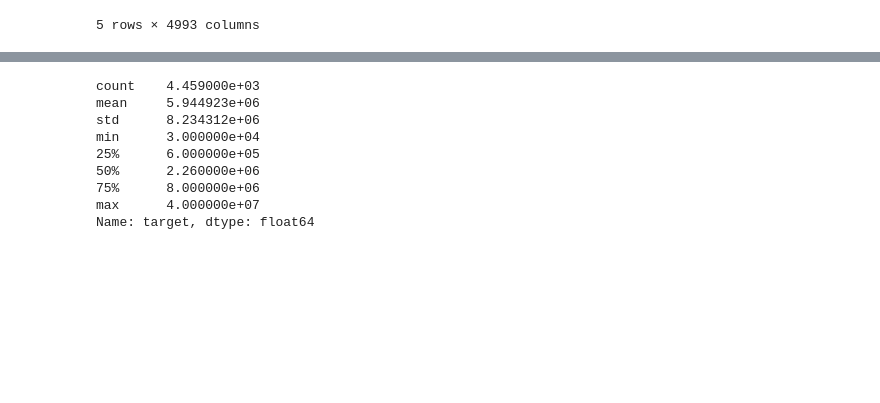
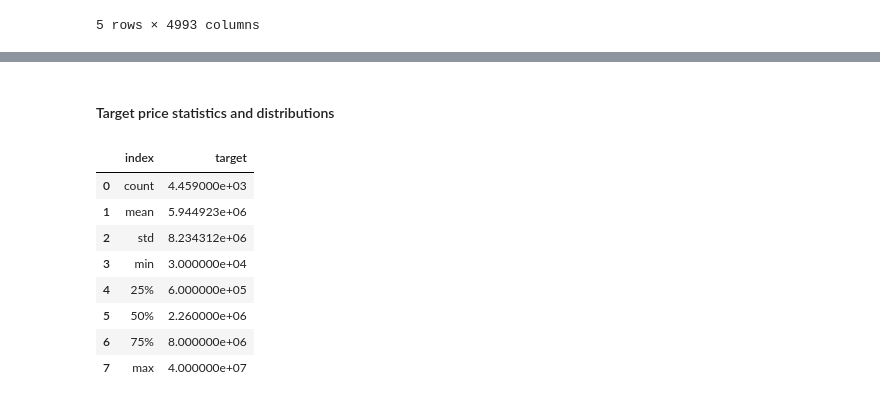
Before and after one commit to msahamed/santadar_price_prediction, a Jupyter notebook: src/price_prediction.ipynb, the cells around one changed output, grey strips where cells are left out. Saved outputs shown, nothing was run; the diff lists cells and outputs as text; code cells hidden in the pictures; blank space fills up the shorter version.

```diff
--- a/src/price_prediction.ipynb
+++ b/src/price_prediction.ipynb
@@ -41,12 +87,14 @@ df.head(5)
+# %% [markdown]
+#### Target price statistics and distributions
 # %%
-df.target.describe()
+dftrain.target.describe().to_frame().reset_index()
 # %% [output]
-count    4.459000e+03
-mean     5.944923e+06
-std      8.234312e+06
-min      3.000000e+04
-25%      6.000000e+05
-50%      2.260000e+06
-75%      8.000000e+06
-max      4.000000e+07
-Name: target, dtype: float64
+|  | index | target |
+| 0 | count | 4.459000e+03 |
+| 1 | mean | 5.944923e+06 |
+| 2 | std | 8.234312e+06 |
+| 3 | min | 3.000000e+04 |
+| 4 | 25% | 6.000000e+05 |
+| 5 | 50% | 2.260000e+06 |
+| 6 | 75% | 8.000000e+06 |
+| 7 | max | 4.000000e+07 |
```
Also changed, not shown: parts of 18 cells of this notebook.
